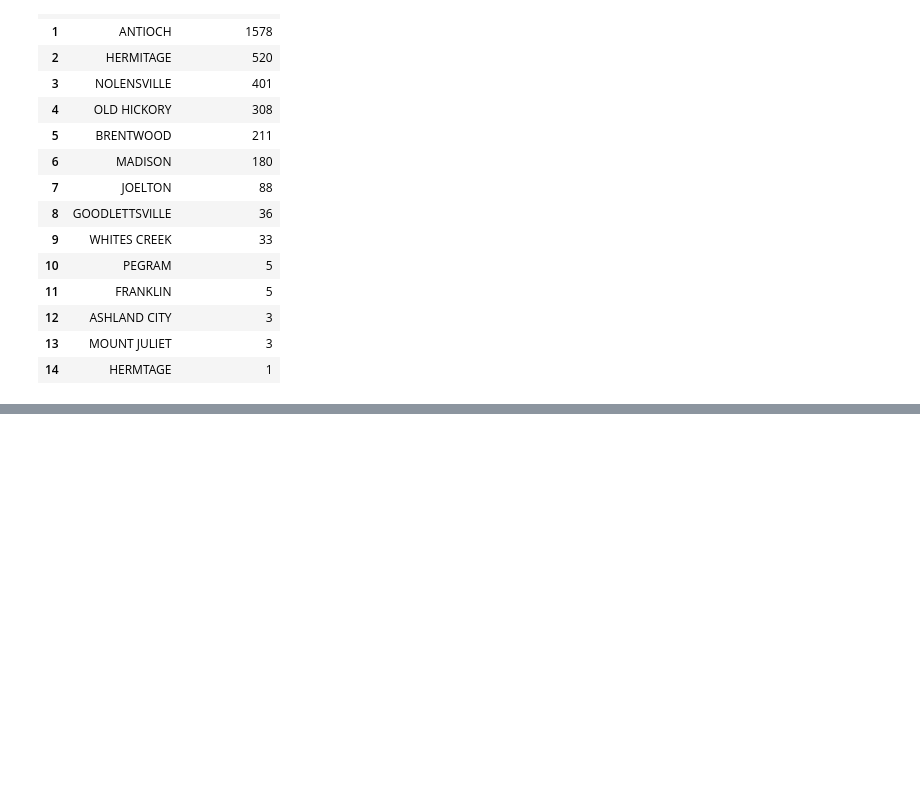
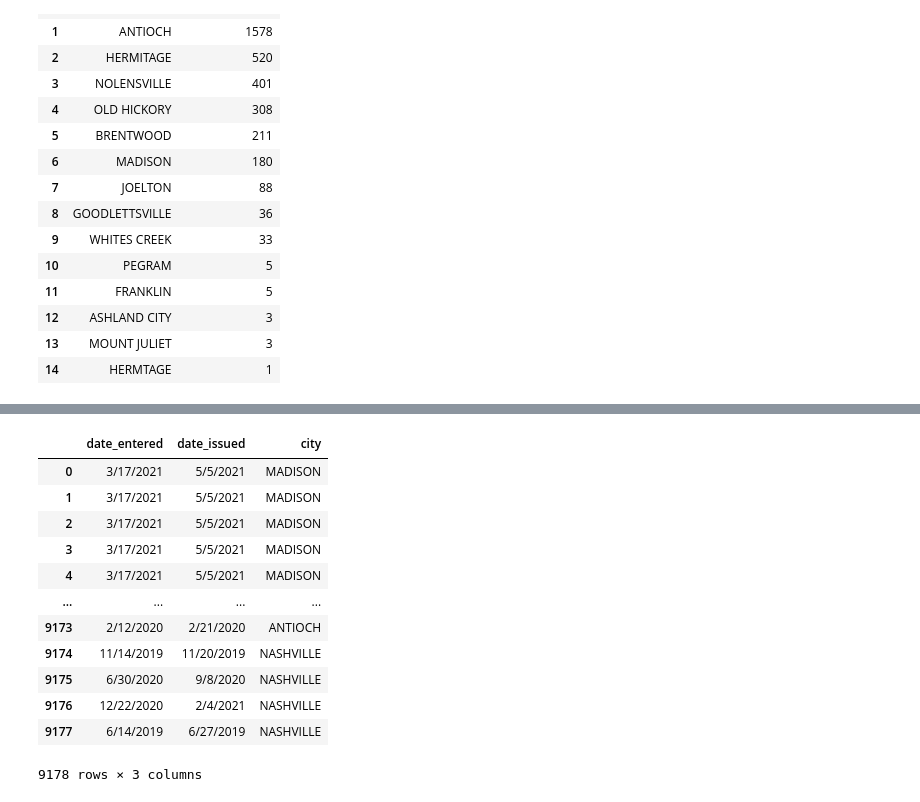
Before and after one commit to Cristian-Vargas9/Nashville_Housing_Market, a Jupyter notebook: cleaning_demographics_data.ipynb, the cells around one changed output, grey strips where cells are left out. Saved outputs shown, nothing was run; the diff lists cells and outputs as text; code cells hidden in the pictures; blank space fills up the shorter version.

```diff
--- a/cleaning_demographics_data.ipynb
+++ b/cleaning_demographics_data.ipynb
@@ -713,0 +714,18 @@ Name: construction_cost, dtype: int64
+# %%
+dates = residential_nash_clean[['date_entered','date_issued', 'city']]
+# %%
+dates
+# %% [output]
+|  | date_entered | date_issued | city |
+| 0 | 3/17/2021 | 5/5/2021 | MADISON |
+| 1 | 3/17/2021 | 5/5/2021 | MADISON |
+| 2 | 3/17/2021 | 5/5/2021 | MADISON |
+| 3 | 3/17/2021 | 5/5/2021 | MADISON |
+| 4 | 3/17/2021 | 5/5/2021 | MADISON |
+| ... | ... | ... | ... |
+| 9173 | 2/12/2020 | 2/21/2020 | ANTIOCH |
+| 9174 | 11/14/2019 | 11/20/2019 | NASHVILLE |
+| 9175 | 6/30/2020 | 9/8/2020 | NASHVILLE |
+| 9176 | 12/22/2020 | 2/4/2021 | NASHVILLE |
+| 9177 | 6/14/2019 | 6/27/2019 | NASHVILLE |
+9178 rows × 3 columns
```
Also changed, not shown: parts of 22 cells of this notebook.
